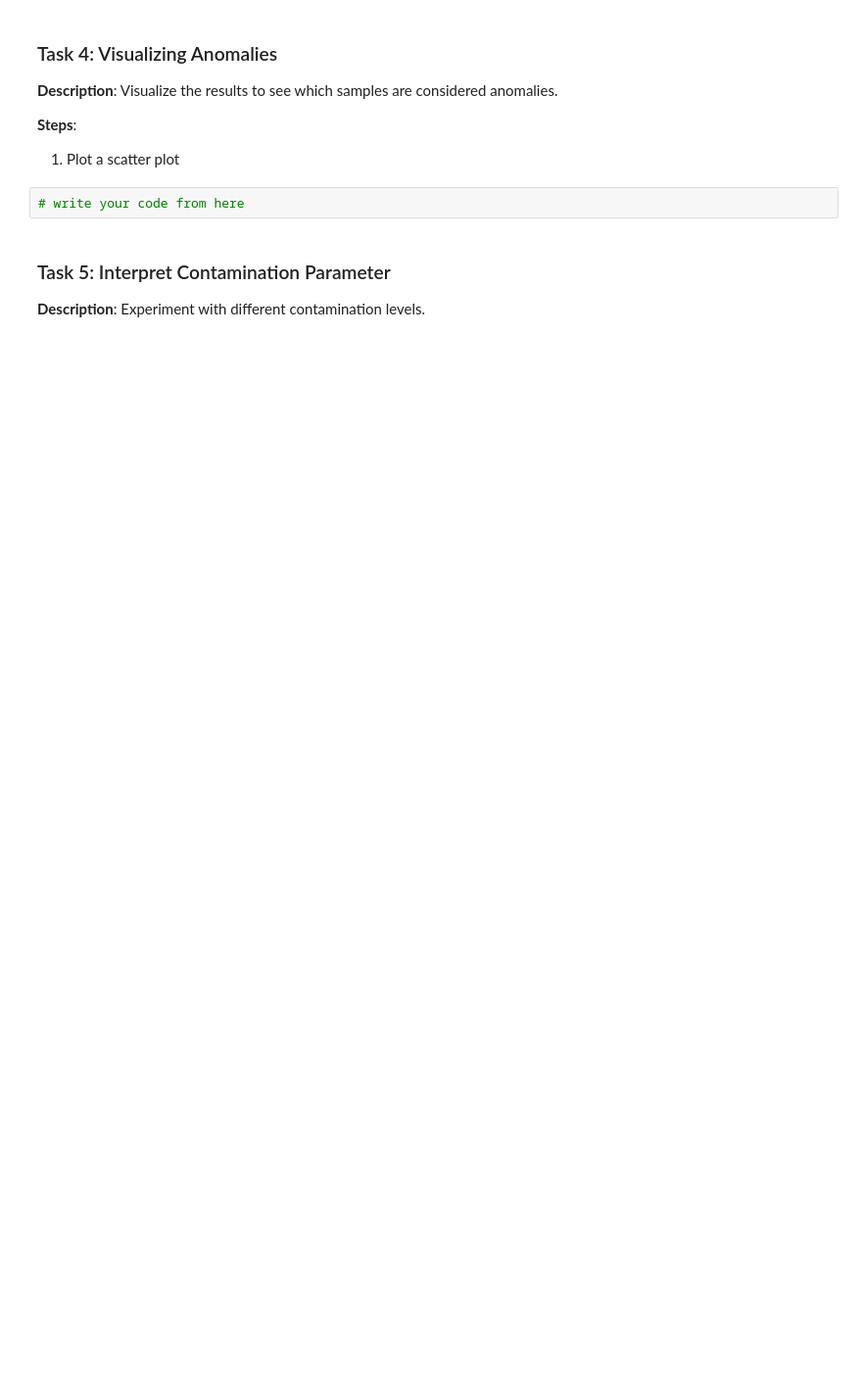
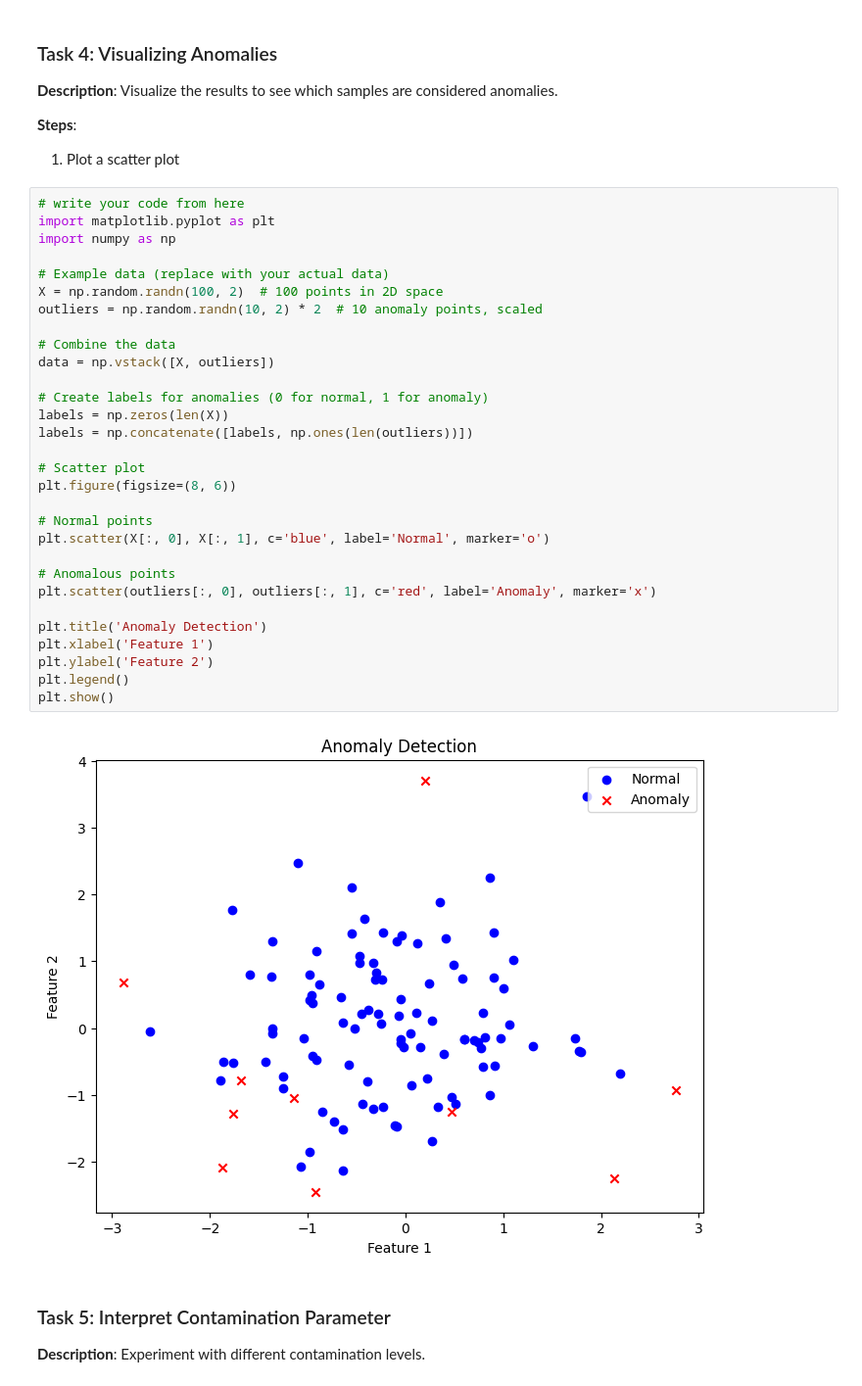
Before and after one commit to joyabinamdar/AI_DATA_ANALYSIS_, a Jupyter notebook: src/Module 11/Hands-on - AI-Based Data Quality & Real-Time Monitoring/Ques_1.ipynb, the cells around one changed output. Shown: that part at 98% size. Cells and saved outputs as stored; diff of their text form; blank space fills up the shorter version.

```diff
--- a/src/Module 11/Hands-on - AI-Based Data Quality & Real-Time Monitoring/Ques_1.ipynb
+++ b/src/Module 11/Hands-on - AI-Based Data Quality & Real-Time Monitoring/Ques_1.ipynb
@@ -40,8 +105,38 @@ print(df.head())
 
 **Steps**:
 1. Plot a scatter plot
-# %%
-# write your code from here
+# %%
+# write your code from here
+import matplotlib.pyplot as plt
+import numpy as np
+
+# Example data (replace with your actual data)
+X = np.random.randn(100, 2)  # 100 points in 2D space
+outliers = np.random.randn(10, 2) * 2  # 10 anomaly points, scaled
+
+# Combine the data
+data = np.vstack([X, outliers])
+
+# Create labels for anomalies (0 for normal, 1 for anomaly)
+labels = np.zeros(len(X))
+labels = np.concatenate([labels, np.ones(len(outliers))])
+
+# Scatter plot
+plt.figure(figsize=(8, 6))
+
+# Normal points
+plt.scatter(X[:, 0], X[:, 1], c='blue', label='Normal', marker='o')
+
+# Anomalous points
+plt.scatter(outliers[:, 0], outliers[:, 1], c='red', label='Anomaly', marker='x')
+
+plt.title('Anomaly Detection')
+plt.xlabel('Feature 1')
+plt.ylabel('Feature 2')
+plt.legend()
+plt.show()
+# %% [output]
+[figure, added]
 # %% [markdown]
 ### Task 5: Interpret Contamination Parameter
 **Description**: Experiment with different contamination levels.
```
Also changed, not shown: parts of 7 cells of this notebook.
